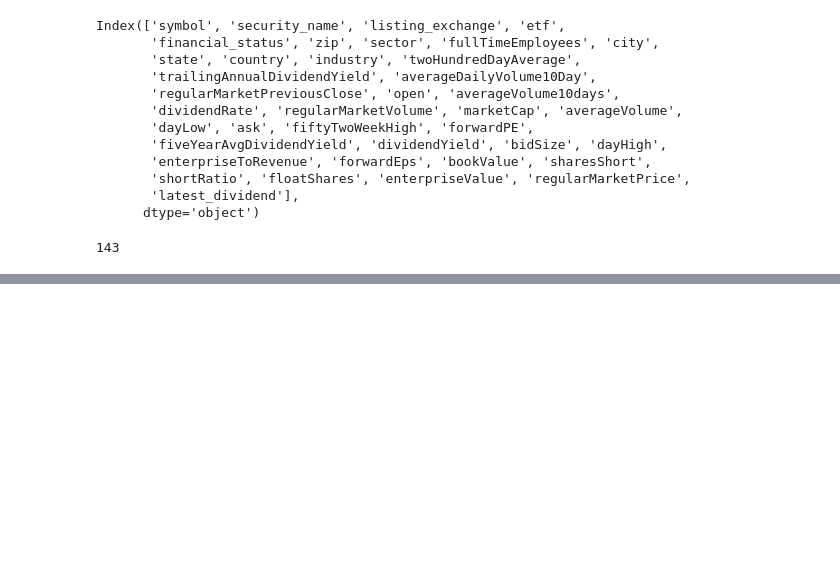
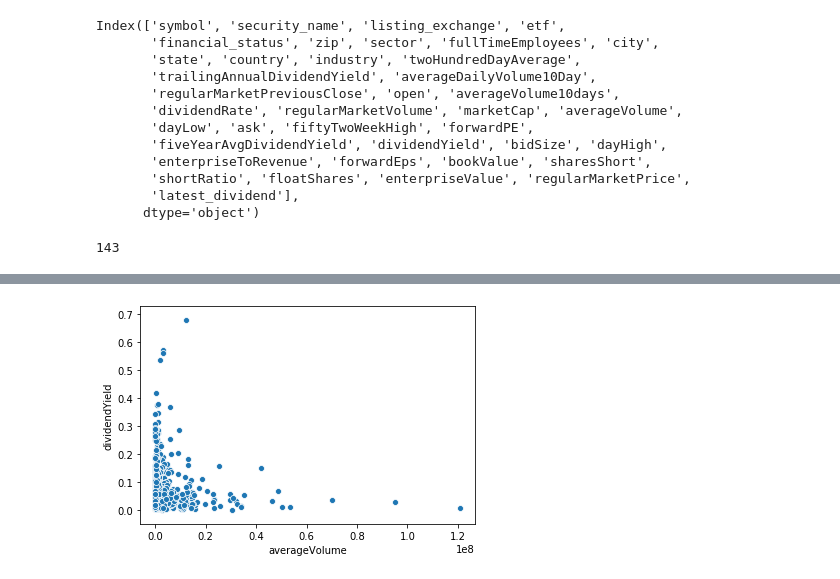
Before and after one commit to ipatel467/Stock-Market-Analysis, a Jupyter notebook: Stocks.ipynb, the cells around one changed output, grey strips where cells are left out. Drawn from its saved outputs; the diff is of its cells as text; code cells hidden in the pictures; blank space fills up the shorter version.

```diff
--- a/Stocks.ipynb
+++ b/Stocks.ipynb
@@ -550,0 +560,4 @@ sns.scatterplot(data=div_stocks_df,x=div_stocks_df['averageVolume'],y=div_stocks
+# %%
+sns.scatterplot(data=div_stocks_df,x=div_stocks_df['averageVolume'],y=div_stocks_df['dividendYield']);
+# %% [output]
+[figure, added]
```
Also changed, not shown: parts of 6 cells of this notebook.
